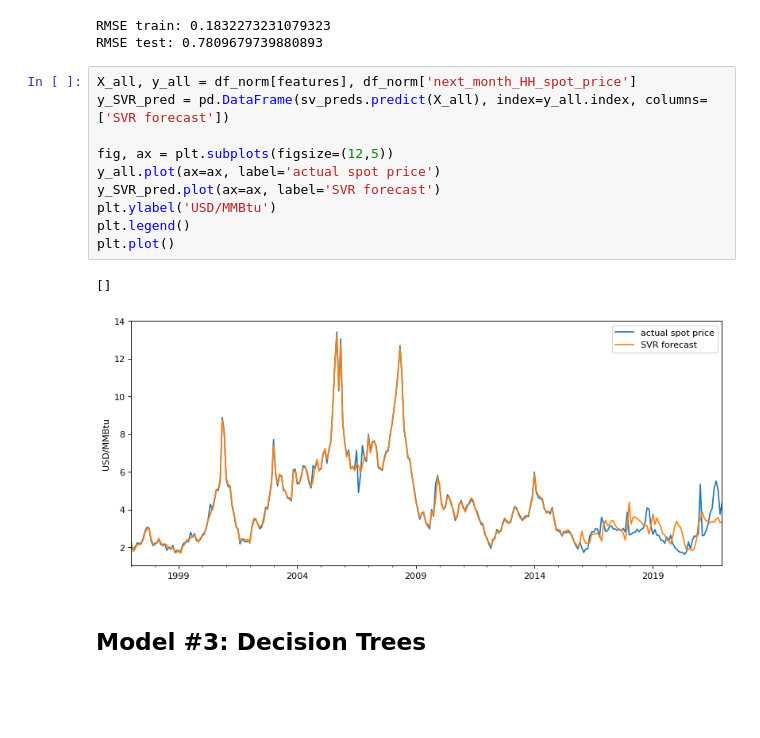
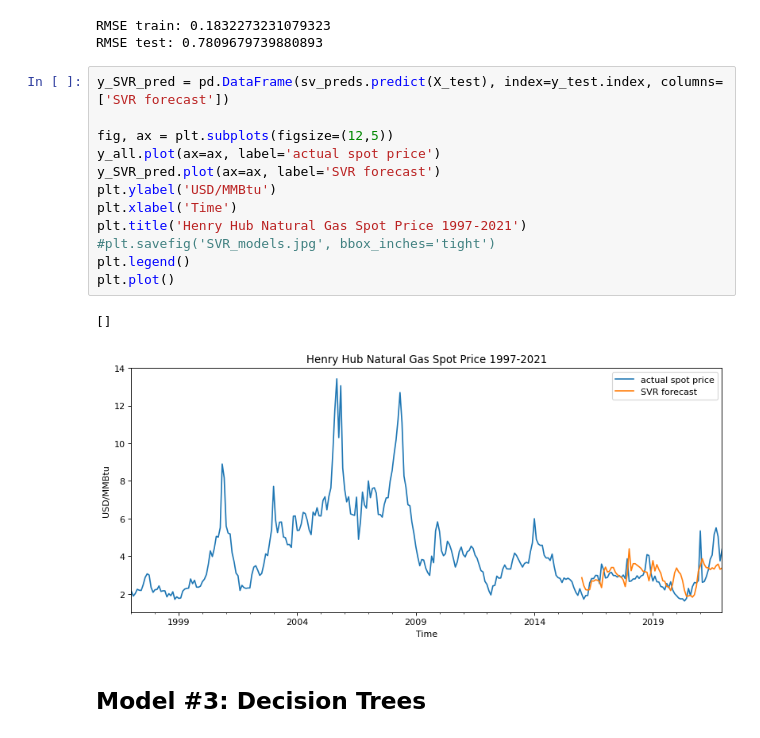
Before and after one commit to yahanxu/Team-2, a Jupyter notebook: Henry Hub price forecast code.ipynb, the cells around one changed output. Drawn from its saved outputs; the diff is of its cells as text; blank space fills up the shorter version.

```diff
--- a/Henry Hub price forecast code.ipynb
+++ b/Henry Hub price forecast code.ipynb
@@ -358,18 +384,20 @@ print('RMSE test:', np.sqrt(mean_squared_error(y_test, y_SVR_pred_test)))
 RMSE train: 0.1832273231079323
 RMSE test: 0.7809679739880893
 # %%
-X_all, y_all = df_norm[features], df_norm['next_month_HH_spot_price']
-y_SVR_pred = pd.DataFrame(sv_preds.predict(X_all), index=y_all.index, columns=['SVR forecast'])
+y_SVR_pred = pd.DataFrame(sv_preds.predict(X_test), index=y_test.index, columns=['SVR forecast'])
 
 fig, ax = plt.subplots(figsize=(12,5))
 y_all.plot(ax=ax, label='actual spot price')
 y_SVR_pred.plot(ax=ax, label='SVR forecast')
 plt.ylabel('USD/MMBtu')
+plt.xlabel('Time')
+plt.title('Henry Hub Natural Gas Spot Price 1997-2021')
+#plt.savefig('SVR_models.jpg', bbox_inches='tight')
 plt.legend()
 plt.plot()
 # %% [output]
 []
-[figure, old version]
+[figure, new version]
 # %% [markdown]
 ## Model #3: Decision Trees
 # %% [markdown]
```
Also changed, not shown: parts of 28 cells of this notebook.
